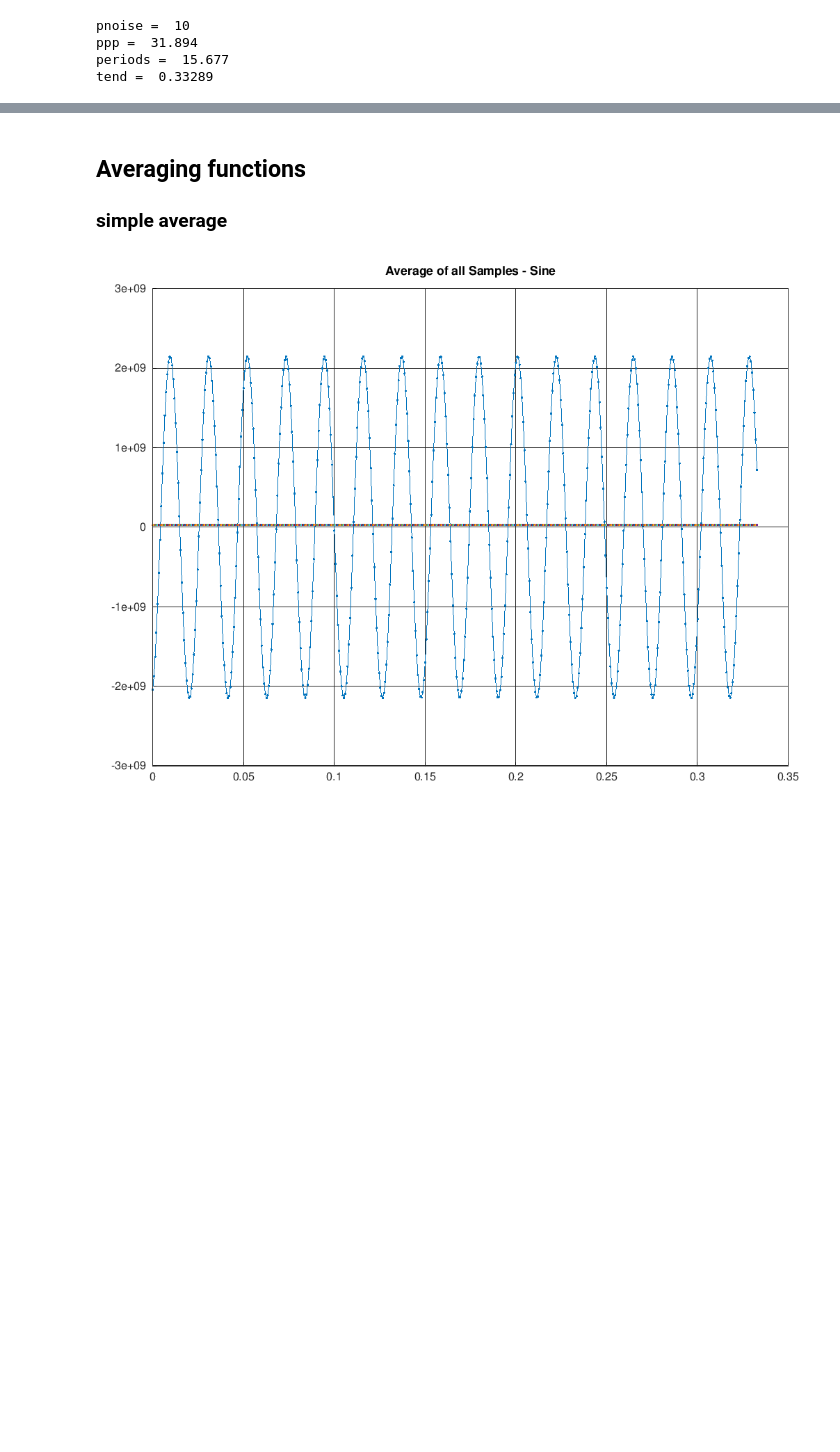
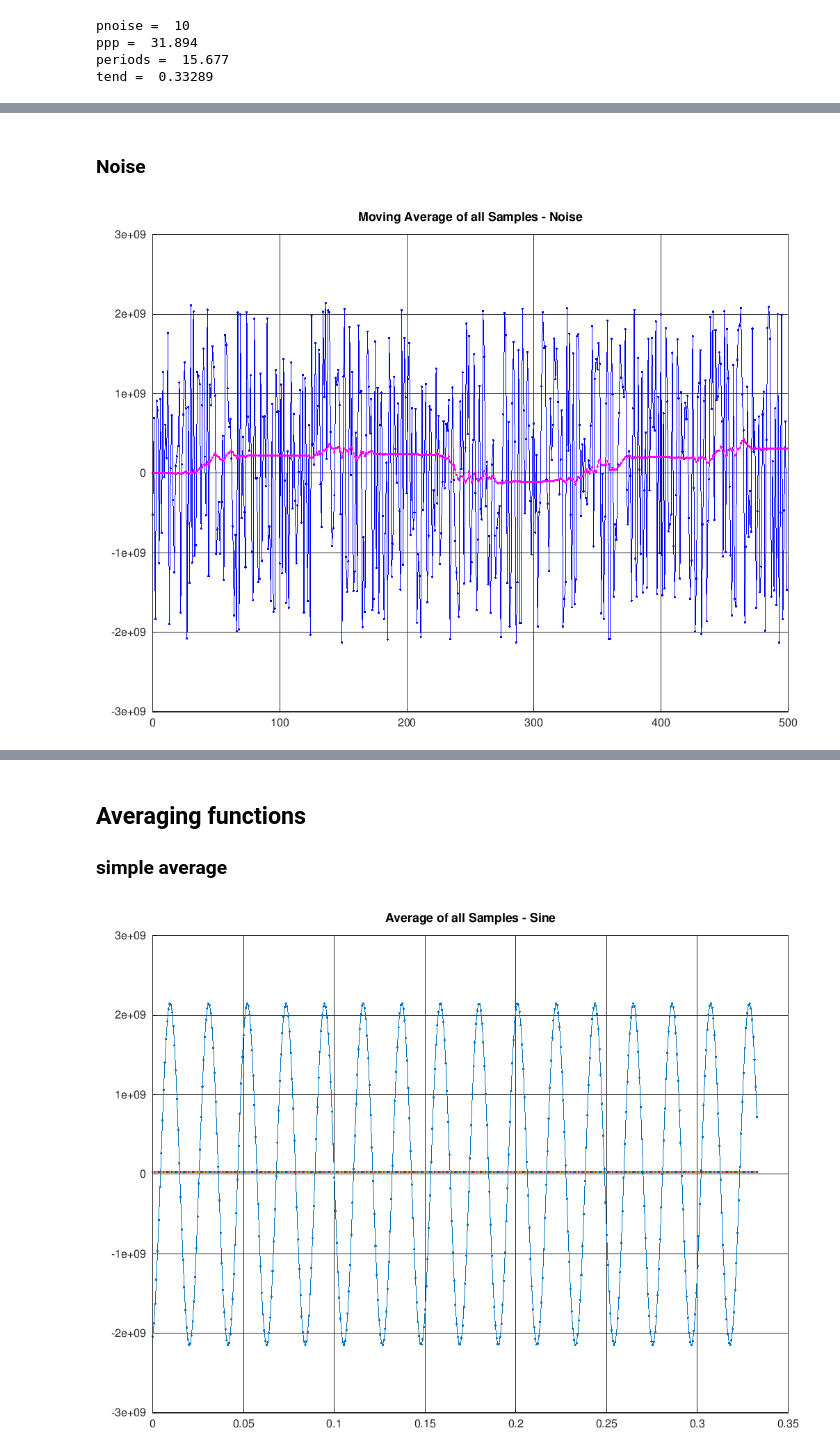
Before and after one commit to schnedann/Jupyter_Notebooks, a Jupyter notebook: octave/Average_Development.ipynb, the cells around one changed output, grey strips where cells are left out. Saved outputs shown, nothing was run; the diff lists cells and outputs as text; code cells hidden in the pictures; blank space fills up the shorter version.

```diff
--- a/octave/Average_Development.ipynb
+++ b/octave/Average_Development.ipynb
@@ -140,0 +308,12 @@ grid on;
+# %% [markdown]
+### Noise
+# %%
+figure(fignum++);
+hold on;
+plot(t2,tsig2,"- . b");
+plot(t2,wavg_b,"- . m");
+hold off;
+title("Moving Average of all Samples - Noise");
+grid on;
+# %% [output]
+[figure, added]
```
Also changed, not shown: parts of 88 cells of this notebook.
